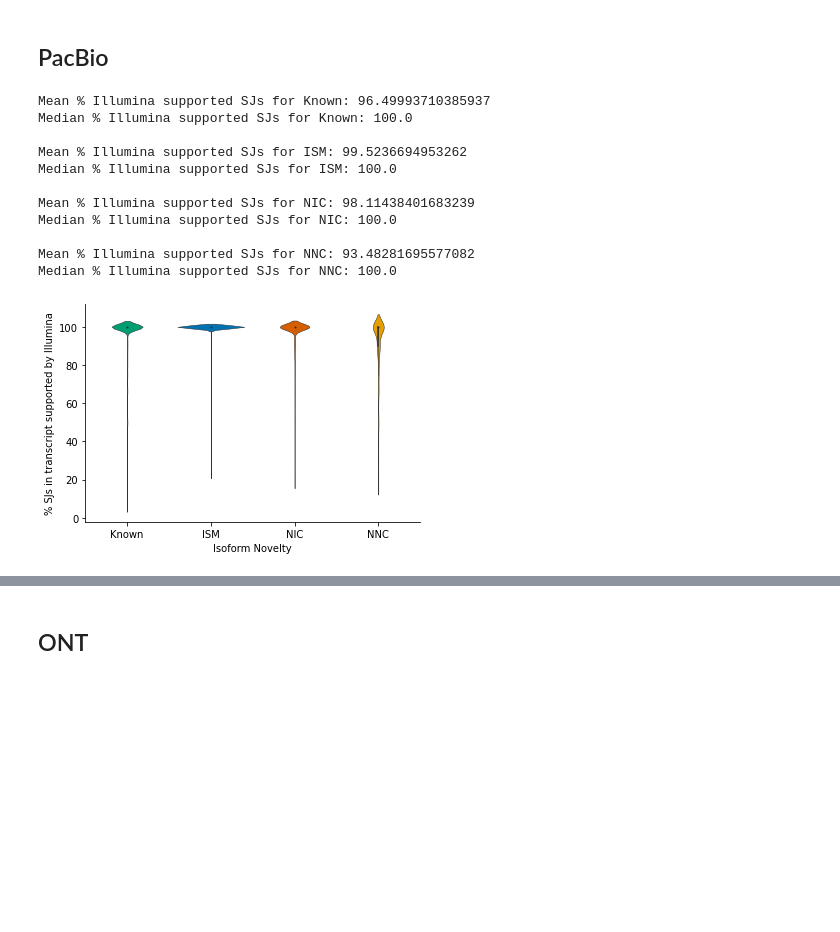
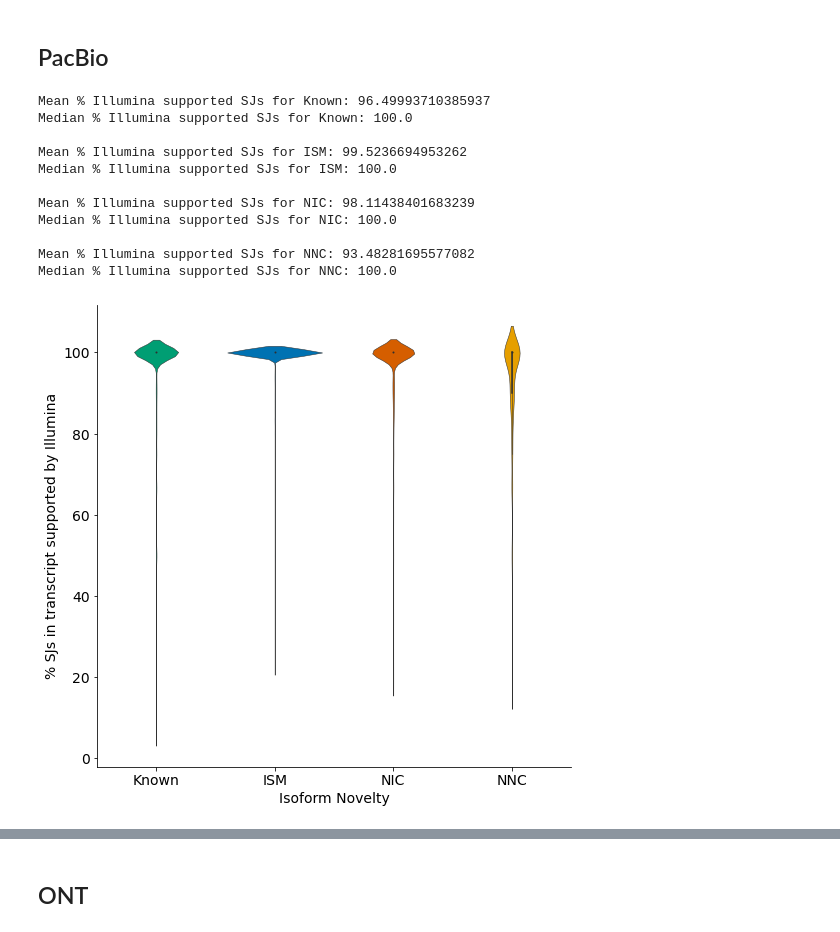
Before and after one commit to mortazavilab/TALON-paper-2020, a Jupyter notebook: splicing_analyses/isoform_support.ipynb, the cells around one changed output, grey strips where cells are left out. Drawn from its saved outputs; the diff is of its cells as text; code cells hidden in the pictures; blank space fills up the shorter version.

```diff
--- a/splicing_analyses/isoform_support.ipynb
+++ b/splicing_analyses/isoform_support.ipynb
@@ -16,5 +6,5 @@ def add_n(ax, data, feature):
 # %%
-def get_talon_nov_colors(samples=None):
+def get_talon_nov_colors(samples=None, how='normal'):
     c_dict = {'Known': '#009E73',
               'ISM': '#0072B2',
               'NIC': '#D55E00',
@@ -22,6 +12,23 @@ def get_talon_nov_colors(samples=None):
               'Antisense': '#000000',
               'Intergenic': '#CC79A7',
               'Genomic': '#F0E442'}
+    if how == 'light_40':
+        c_dict =  {'Known': '#66c5ab',
+         'ISM':'#66aad1',
+         'NIC': '#e69e66',
+         'NNC': '#f0c566',
+         'Antisense': '#666666',
+         'Intergenic': '#e0afca',
+         'Genomic': '#f6ef8e'}
+    elif how == 'light_20':
+        c_dict =  {'Known': '#33b18f',
+         'ISM':'#338ec1',
+         'NIC': '#dd7e33',
+         'NNC': '#ebb233',
+         'Antisense': '#333333',
+         'Intergenic': '#d694b9',
+         'Genomic': '#f3e968'}
+
     order = ['Known', 'ISM', 'NIC', 'NNC', 'Antisense', 'Intergenic', 'Genomic']
     if samples:
         keys = c_dict.keys()
@@ -64,6 +71,12 @@ def compute_prop_support(sj_file, ab_file, opref):
     sj_df = sj_df.loc[sj_df.transcript_novelty.isin(novs)]
 
     # plot plot
+    plt.figure(figsize=(8.5,8.5))
+#     sns.set(font_scale=1.50)
+
+	# font sizes
+    plt.rc('font', size=14)
+
     c_dict, order = get_talon_nov_colors(novs)
     ax = sns.violinplot(data=sj_df, x='transcript_novelty', y='perc_supported', order=order, palette=c_dict, saturation=1, linewidth=0.5)
     ax.set_ylabel('% SJs in transcript supported by Illumina')
@@ -118,21 +145,21 @@ def plot_unsupp_sjs_by_nov(sj_file, sj_nov_file, oprefix):
 # %%
 sj_file = 'pb_GM12878_sj_tid_support.tsv'
 ab_file = 'pb_ont_talon_abundance_filtered.tsv'
 
-compute_prop_support(sj_file, ab_file, 'PB_GM12878')
+compute_prop_support(sj_file, ab_file, 'figures/PB_GM12878')
 # %% [output]
 Mean % Illumina supported SJs for Known: 96.49993710385937
 Median % Illumina supported SJs for Known: 100.0
 
 Mean % Illumina supported SJs for ISM: 99.5236694953262
 Median % Illumina supported SJs for ISM: 100.0
 
 Mean % Illumina supported SJs for NIC: 98.11438401683239
 Median % Illumina supported SJs for NIC: 100.0
 
 Mean % Illumina supported SJs for NNC: 93.48281695577082
 Median % Illumina supported SJs for NNC: 100.0
-[figure, old version]
+[figure, new version]
 # %%
 sj_file = 'pb_GM12878_sj_tid_support.tsv'
 sj_nov_file = 'pb_talon_GM12878_sjs_novelty.tab'
```
Also changed, not shown: parts of 43 cells of this notebook, 3 other files.
